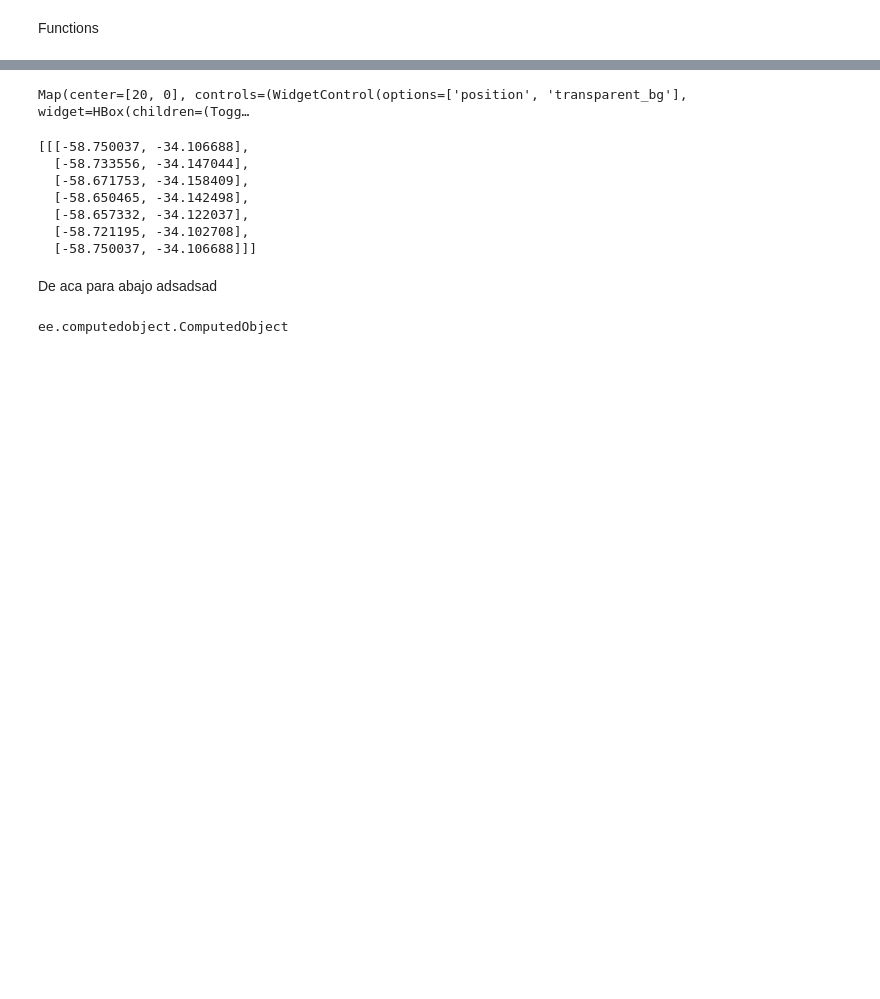
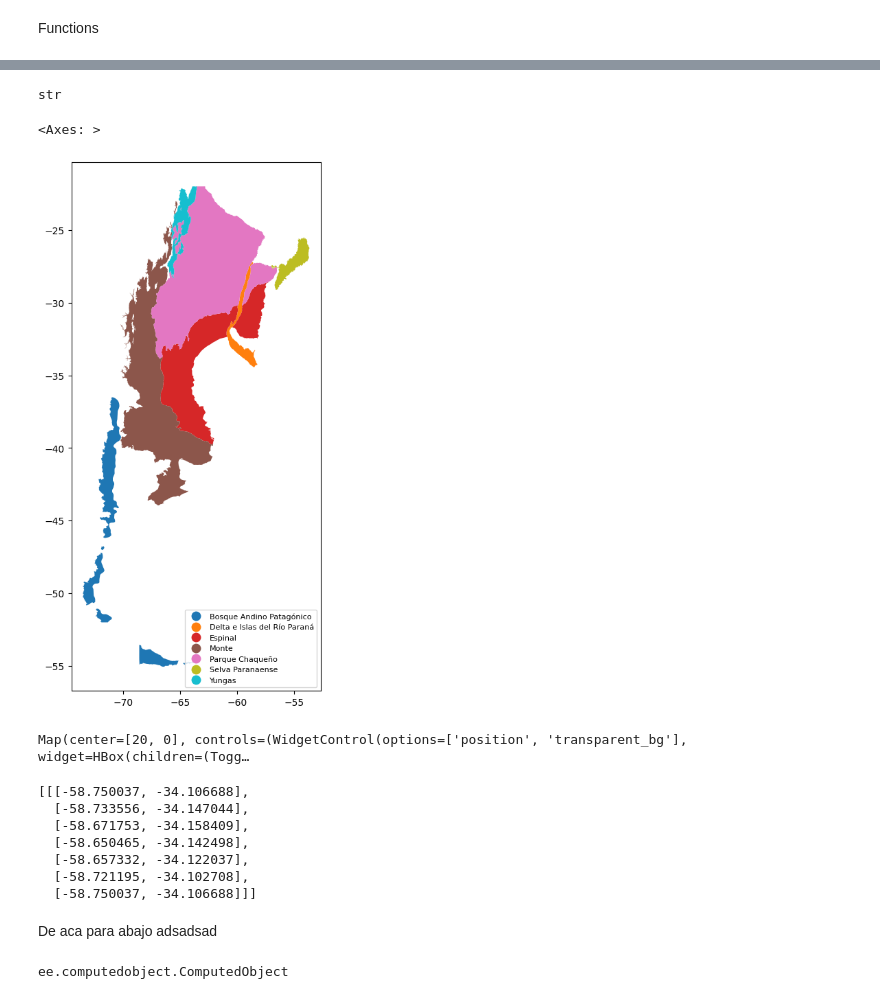
Before and after one commit to francobarrionuevoenv21/Codeforenviro_projects_code, a Jupyter notebook: test01.ipynb, the cells around one changed output, grey strips where cells are left out. Saved outputs shown, nothing was run; the diff lists cells and outputs as text; code cells hidden in the pictures; blank space fills up the shorter version.

```diff
--- a/test01.ipynb
+++ b/test01.ipynb
@@ -66,5 +67,6 @@ def FileDataDf(dictFiles, i, source):
 
   return dfData
 # %%
-StudyArea = gpd.read_file('/content/DeltaParana.shp')
-# getCoordsSHP(StudyArea)[0]
+StudyArea = gpd.read_file('/content/reg_ftales_2019_3857b.shp')
+target_crs = "EPSG:4326"
+StudyArea = StudyArea.to_crs(target_crs)
@@ -70,0 +87,4 @@ StudyArea = gpd.read_file('/content/DeltaParana.shp')
+# %%
+type(listRegions[0])
+# %% [output]
+str
@@ -71,3 +100,9 @@ StudyArea = gpd.read_file('/content/DeltaParana.shp')
+# %%
+fig, ax = plt.subplots(1, 1, figsize=(10, 10))
+StudyArea.plot(ax=ax, column='region', categorical=True, legend=True, legend_kwds={'loc': 'lower right', 'fontsize': 8})
+# %% [output]
+<Axes: >
+[figure, added]
 # %%
 # Sample tuple of tuples
 tuple_of_tuples = getCoordsSHP(StudyArea)[0]
```
Also changed, not shown: parts of 5 cells of this notebook.
